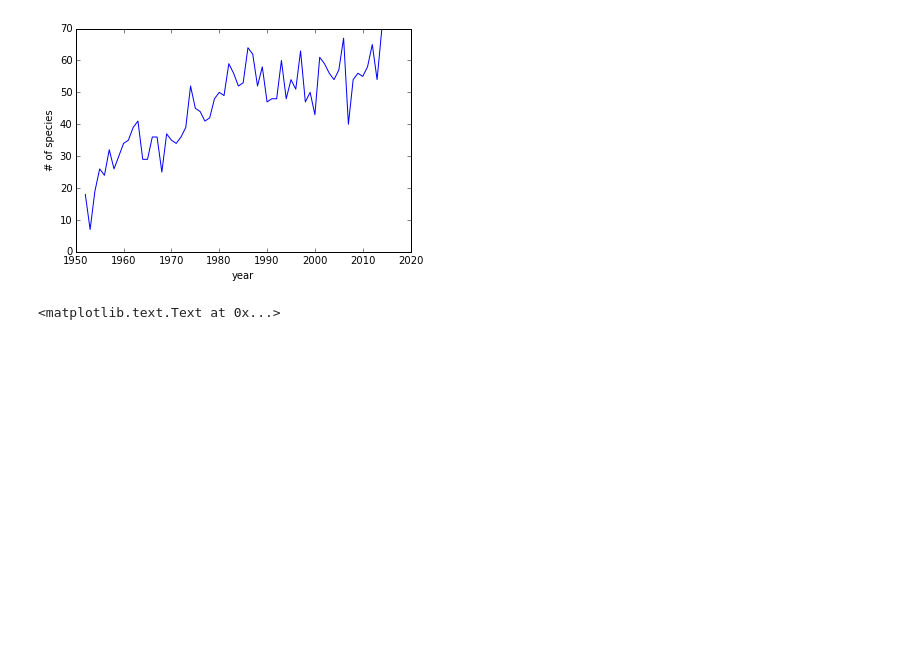
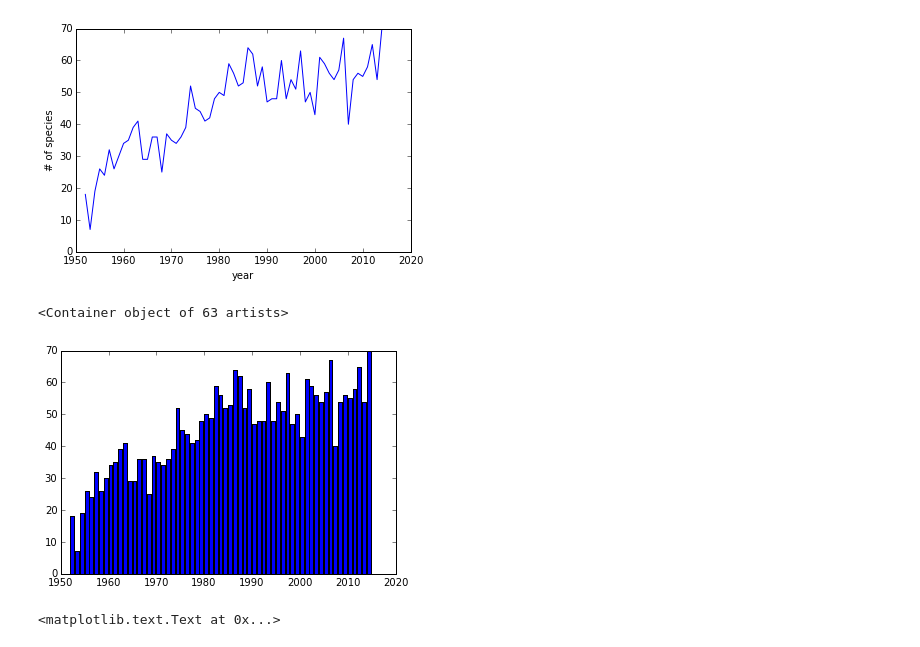
Before and after one commit to smcmurtry/christmas_bird_count, a Jupyter notebook: python/EDA.ipynb, the cells around one changed output. Drawn from its saved outputs; the diff is of its cells as text; code cells hidden in the pictures; blank space fills up the shorter version.

```diff
--- a/python/EDA.ipynb
+++ b/python/EDA.ipynb
@@ -72,6 +72,11 @@ plt.ylabel('# of species')
 # %% [output]
 <matplotlib.text.Text at 0x...>
 [figure]
+# %%
+plt.bar(years, y_unique_spc)
+# %% [output]
+<Container object of 63 artists>
+[figure, added]
 # %%
 x2, y2 = get_timeseries('No. of Participants', df)
 plt.plot(x2, y2)
```
Also changed, not shown: 1 other file.
